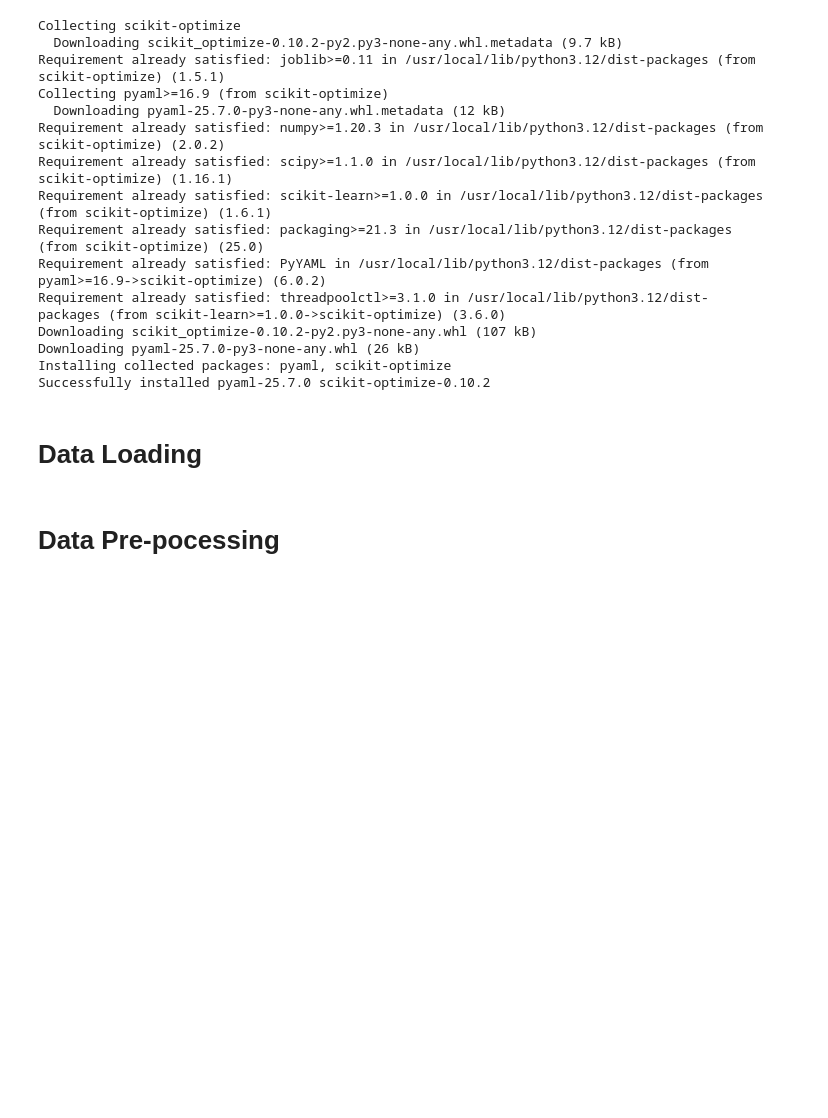
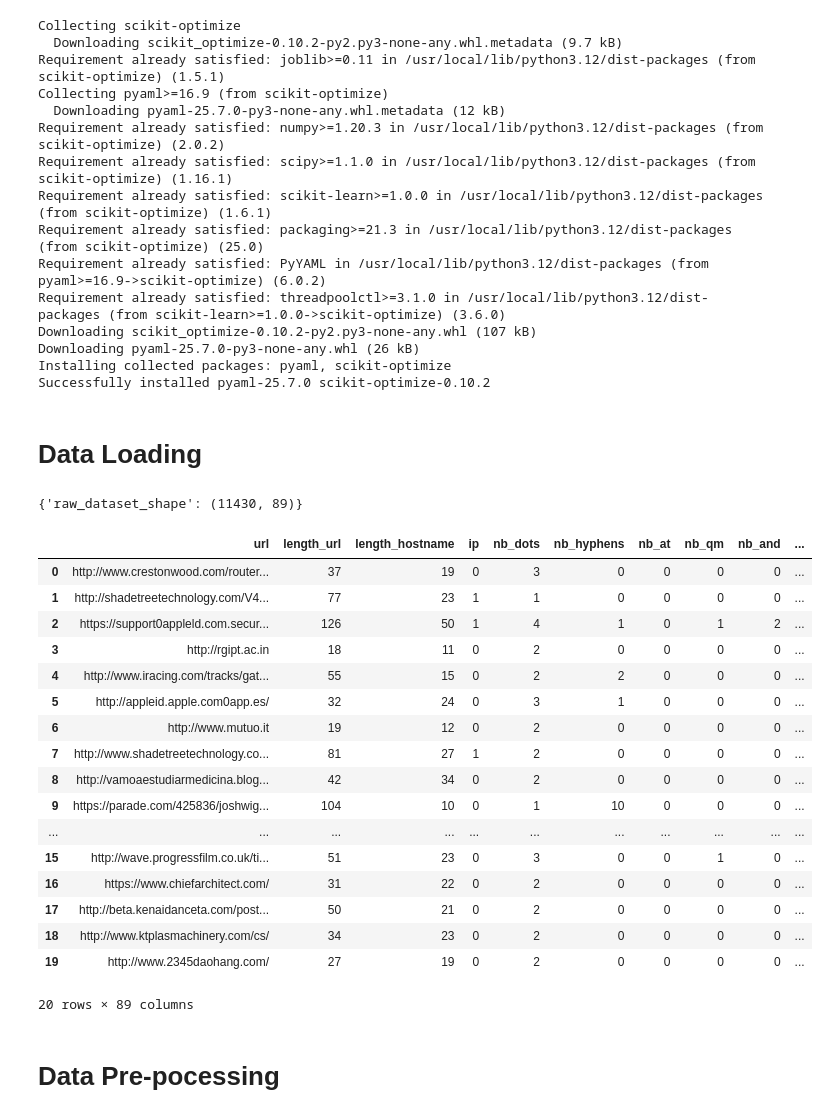
Before and after one commit to DyanielCX/DLI-Assm, a Jupyter notebook: GroupZ_Model_Compilation.ipynb, the cells around one changed output. Saved outputs shown, nothing was run; the diff lists cells and outputs as text; code cells hidden in the pictures; blank space fills up the shorter version.

```diff
--- a/GroupZ_Model_Compilation.ipynb
+++ b/GroupZ_Model_Compilation.ipynb
@@ -64,6 +72,31 @@ from tensorflow.keras.layers import (
 # Importing the dataset from GitHub
 github_csv_url = 'https://raw.githubusercontent.com/DyanielCX/DLI-Assm/refs/heads/main/dataset_B_05_2020_1.csv'
 raw_dataset = pd.read_csv(github_csv_url)
+
+{"raw_dataset_shape": raw_dataset.shape}
+# %% [output]
+{'raw_dataset_shape': (11430, 89)}
+# %%
+display(raw_dataset.head(20))
+# %% [output]
+|  | url | length_url | length_hostname | ip | nb_dots | nb_hyphens | nb_at | nb_qm | nb_and | ... |
+| 0 | http://www.crestonwood.com/router... | 37 | 19 | 0 | 3 | 0 | 0 | 0 | 0 | ... |
+| 1 | http://shadetreetechnology.com/V4... | 77 | 23 | 1 | 1 | 0 | 0 | 0 | 0 | ... |
+| 2 | https://support0appleld.com.secur... | 126 | 50 | 1 | 4 | 1 | 0 | 1 | 2 | ... |
+| 3 | http://rgipt.ac.in | 18 | 11 | 0 | 2 | 0 | 0 | 0 | 0 | ... |
+| 4 | http://www.iracing.com/tracks/gat... | 55 | 15 | 0 | 2 | 2 | 0 | 0 | 0 | ... |
+| 5 | http://appleid.apple.com0app.es/ | 32 | 24 | 0 | 3 | 1 | 0 | 0 | 0 | ... |
+| 6 | http://www.mutuo.it | 19 | 12 | 0 | 2 | 0 | 0 | 0 | 0 | ... |
+| 7 | http://www.shadetreetechnology.co... | 81 | 27 | 1 | 2 | 0 | 0 | 0 | 0 | ... |
+| 8 | http://vamoaestudiarmedicina.blog... | 42 | 34 | 0 | 2 | 0 | 0 | 0 | 0 | ... |
+| 9 | https://parade.com/425836/joshwig... | 104 | 10 | 0 | 1 | 10 | 0 | 0 | 0 | ... |
+| ... | ... | ... | ... | ... | ... | ... | ... | ... | ... | ... |
+| 15 | http://wave.progressfilm.co.uk/ti... | 51 | 23 | 0 | 3 | 0 | 0 | 1 | 0 | ... |
+| 16 | https://www.chiefarchitect.com/ | 31 | 22 | 0 | 2 | 0 | 0 | 0 | 0 | ... |
+| 17 | http://beta.kenaidanceta.com/post... | 50 | 21 | 0 | 2 | 0 | 0 | 0 | 0 | ... |
+| 18 | http://www.ktplasmachinery.com/cs/ | 34 | 23 | 0 | 2 | 0 | 0 | 0 | 0 | ... |
+| 19 | http://www.2345daohang.com/ | 27 | 19 | 0 | 2 | 0 | 0 | 0 | 0 | ... |
+20 rows × 89 columns
 # %% [markdown]
 # Data Pre-pocessing
 # %%
```
Also changed, not shown: parts of 21 cells of this notebook.
